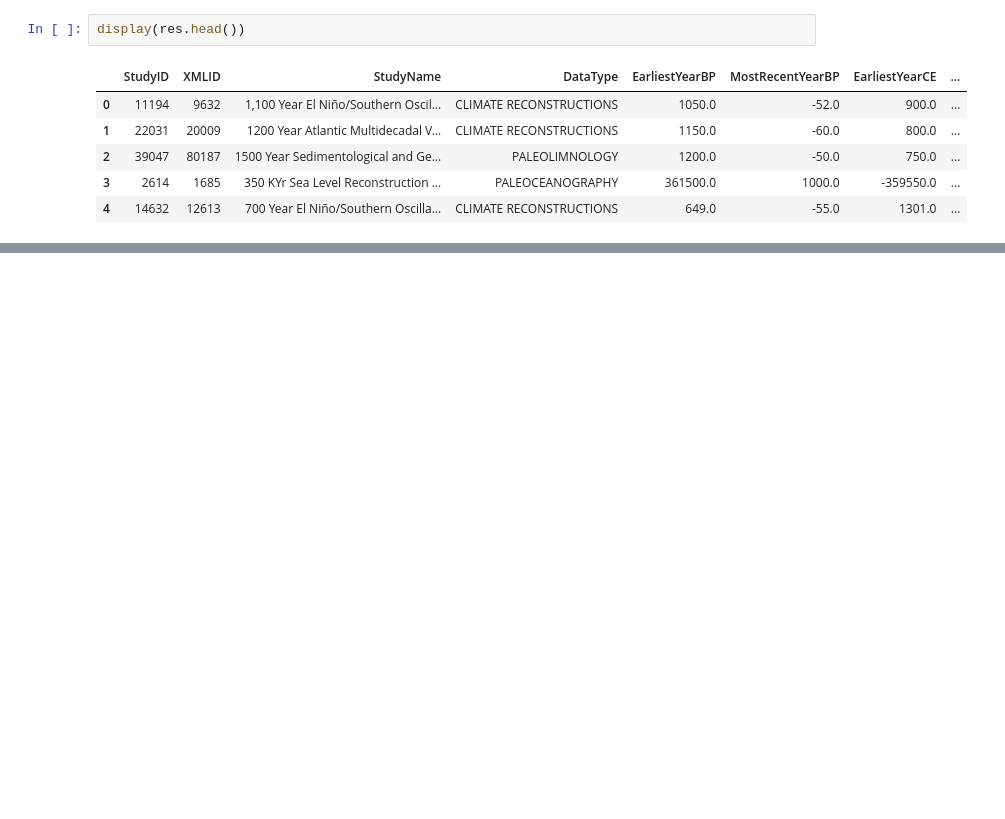
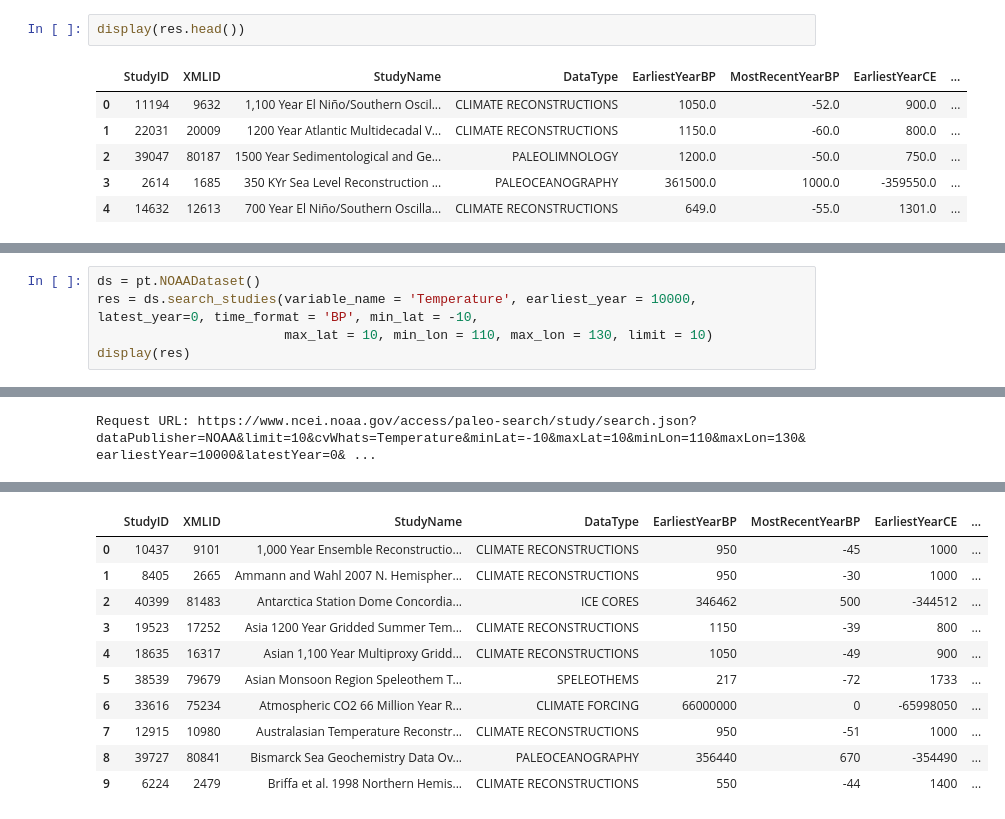
Before and after one commit to LinkedEarth/pyleotupsTutorials, a Jupyter notebook: notebooks/02_c_NOAASearch.ipynb, the cells around one changed output, grey strips where cells are left out. Drawn from its saved outputs; the diff is of its cells as text; blank space fills up the shorter version.

```diff
--- a/notebooks/02_c_NOAASearch.ipynb
+++ b/notebooks/02_c_NOAASearch.ipynb
@@ -251,0 +433,6 @@ Let's refine this search for DataType 'Paleoceanography' and
+# %%
+ds = pt.NOAADataset()
+res = ds.search_studies(variable_name = 'Temperature', earliest_year = 10000, latest_year=0, time_format = 'BP', min_lat = -10,
+                        max_lat = 10, min_lon = 110, max_lon = 130, limit = 10)
+display(res)
+# %% [output]
@@ -251,0 +441 @@ Let's refine this search for DataType 'Paleoceanography' and
+Request URL: https://www.ncei.noaa.gov/access/paleo-search/study/search.json?dataPublisher=NOAA&limit=10&cvWhats=Temperature&minLat=-10&maxLat=10&minLon=110&maxLon=130&earliestYear=10000&latestYear=0& ...
@@ -251,0 +444,11 @@ Let's refine this search for DataType 'Paleoceanography' and
+|  | StudyID | XMLID | StudyName | DataType | EarliestYearBP | MostRecentYearBP | EarliestYearCE | ... |
+| 0 | 10437 | 9101 | 1,000 Year Ensemble Reconstructio... | CLIMATE RECONSTRUCTIONS | 950 | -45 | 1000 | ... |
+| 1 | 8405 | 2665 | Ammann and Wahl 2007 N. Hemispher... | CLIMATE RECONSTRUCTIONS | 950 | -30 | 1000 | ... |
+| 2 | 40399 | 81483 | Antarctica Station Dome Concordia... | ICE CORES | 346462 | 500 | -344512 | ... |
+| 3 | 19523 | 17252 | Asia 1200 Year Gridded Summer Tem... | CLIMATE RECONSTRUCTIONS | 1150 | -39 | 800 | ... |
+| 4 | 18635 | 16317 | Asian 1,100 Year Multiproxy Gridd... | CLIMATE RECONSTRUCTIONS | 1050 | -49 | 900 | ... |
+| 5 | 38539 | 79679 | Asian Monsoon Region Speleothem T... | SPELEOTHEMS | 217 | -72 | 1733 | ... |
+| 6 | 33616 | 75234 | Atmospheric CO2 66 Million Year R... | CLIMATE FORCING | 66000000 | 0 | -65998050 | ... |
+| 7 | 12915 | 10980 | Australasian Temperature Reconstr... | CLIMATE RECONSTRUCTIONS | 950 | -51 | 1000 | ... |
+| 8 | 39727 | 80841 | Bismarck Sea Geochemistry Data Ov... | PALEOCEANOGRAPHY | 356440 | 670 | -354490 | ... |
+| 9 | 6224 | 2479 | Briffa et al. 1998 Northern Hemis... | CLIMATE RECONSTRUCTIONS | 550 | -44 | 1400 | ... |
```
Also changed, not shown: parts of 32 cells of this notebook, 2 other files.
